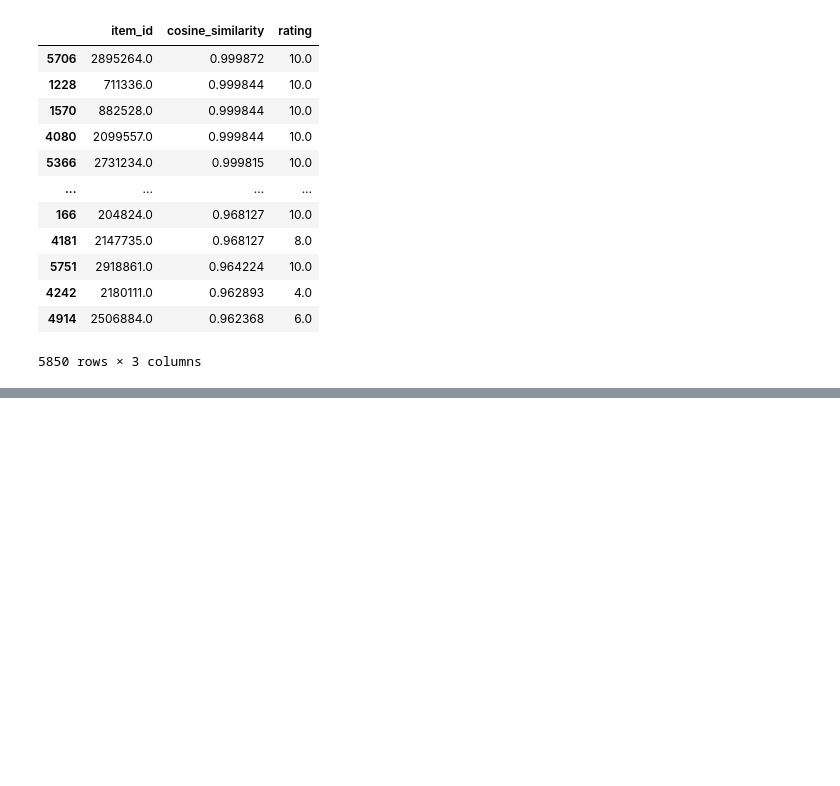
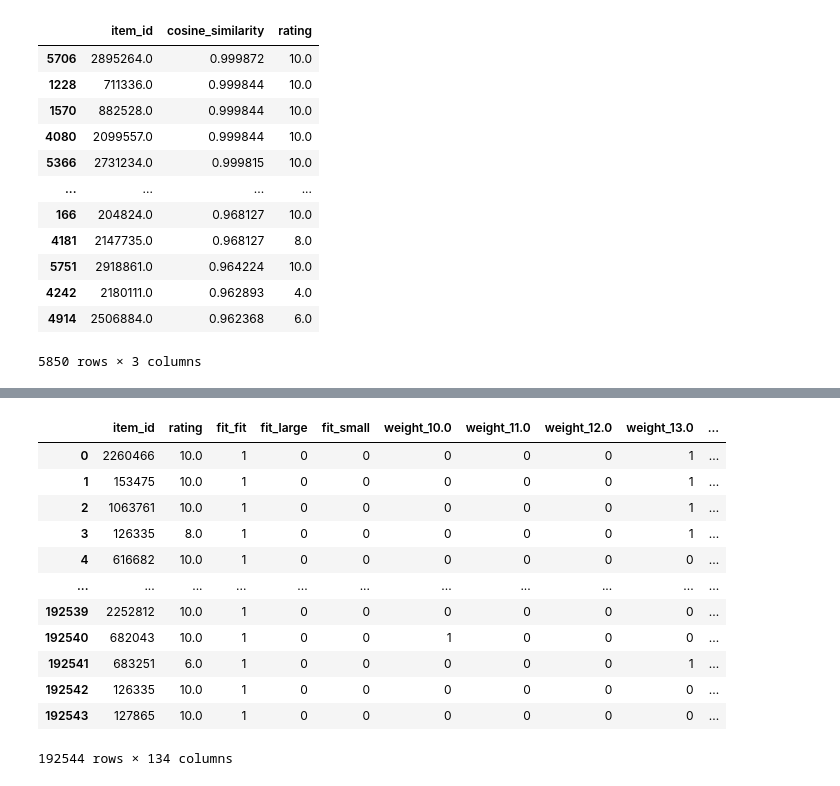
Before and after one commit to jayasurya17/cmpe-256-term-project, a Jupyter notebook: Clothing_recommendation_Jaccard_and_Cosine_similarity.ipynb, the cells around one changed output, grey strips where cells are left out. Saved outputs shown, nothing was run; the diff lists cells and outputs as text; code cells hidden in the pictures; blank space fills up the shorter version.

```diff
--- a/Clothing_recommendation_Jaccard_and_Cosine_similarity.ipynb
+++ b/Clothing_recommendation_Jaccard_and_Cosine_similarity.ipynb
@@ -213,0 +241,25 @@ all_scores
+# %%
+ohe_new = OneHotEncoder(handle_unknown='ignore')
+X_new = clothing_data_new.copy()
+X_object_new = X_new.select_dtypes('object')
+ohe.fit(X_object_new)
+codes_new = ohe.transform(X_object_new).toarray()
+feature_names_new = ohe.get_feature_names(['fit', 'weight', 'rented for', 'body type', 'category', 'height', 'size', 'age', 'bust_size', 'bust_type'])
+items_new = pd.concat([X_new.select_dtypes(exclude='object'),
+                        pd.DataFrame(codes_new, columns = feature_names_new).astype(int)], axis=1)
+
+items_new
+# %% [output]
+|  | item_id | rating | fit_fit | fit_large | fit_small | weight_10.0 | weight_11.0 | weight_12.0 | weight_13.0 | ... |
+| 0 | 2260466 | 10.0 | 1 | 0 | 0 | 0 | 0 | 0 | 1 | ... |
+| 1 | 153475 | 10.0 | 1 | 0 | 0 | 0 | 0 | 0 | 1 | ... |
+| 2 | 1063761 | 10.0 | 1 | 0 | 0 | 0 | 0 | 0 | 1 | ... |
+| 3 | 126335 | 8.0 | 1 | 0 | 0 | 0 | 0 | 0 | 1 | ... |
+| 4 | 616682 | 10.0 | 1 | 0 | 0 | 0 | 0 | 0 | 0 | ... |
+| ... | ... | ... | ... | ... | ... | ... | ... | ... | ... | ... |
+| 192539 | 2252812 | 10.0 | 1 | 0 | 0 | 0 | 0 | 0 | 0 | ... |
+| 192540 | 682043 | 10.0 | 1 | 0 | 0 | 1 | 0 | 0 | 0 | ... |
+| 192541 | 683251 | 6.0 | 1 | 0 | 0 | 0 | 0 | 0 | 1 | ... |
+| 192542 | 126335 | 10.0 | 1 | 0 | 0 | 0 | 0 | 0 | 0 | ... |
+| 192543 | 127865 | 10.0 | 1 | 0 | 0 | 0 | 0 | 0 | 0 | ... |
+192544 rows × 134 columns
```
Also changed, not shown: parts of 8 cells of this notebook.
